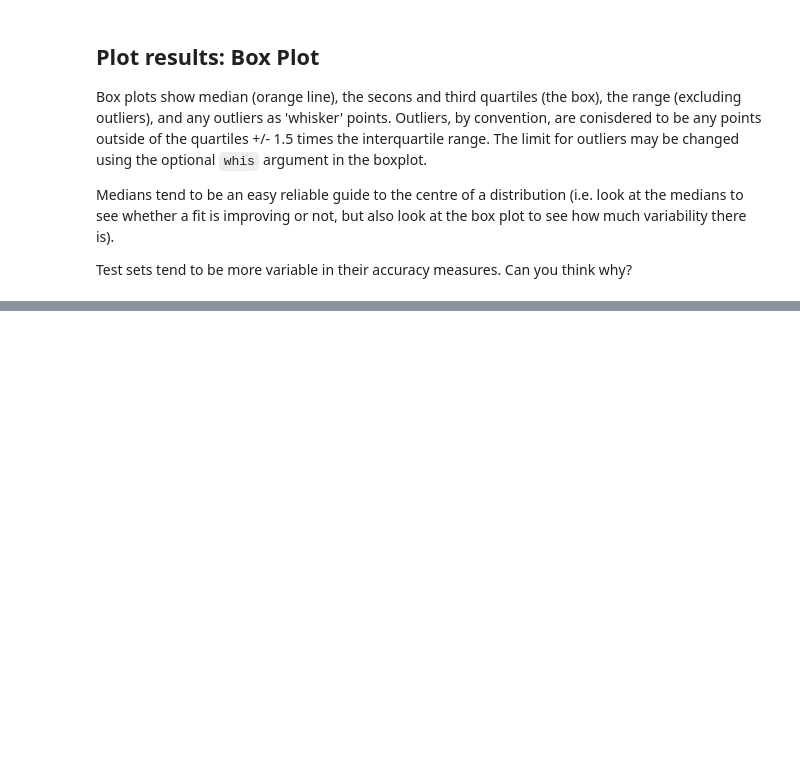
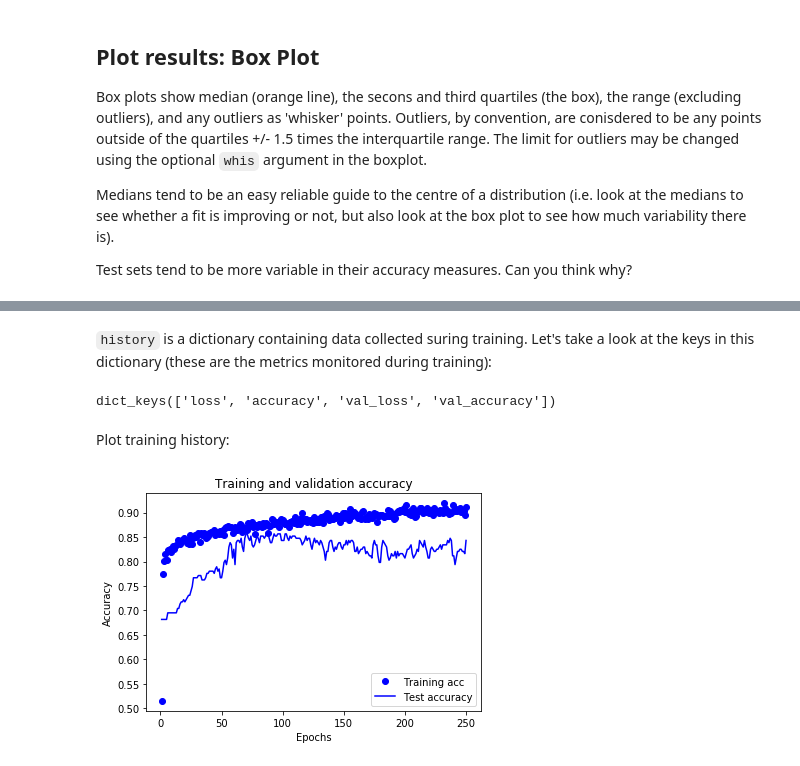
Before and after one commit to MichaelAllen1966/1804_python_healthcare, a Jupyter notebook: titanic/20b_tensorflow_api.ipynb, the cells around one changed output, grey strips where cells are left out. Saved outputs shown, nothing was run; the diff lists cells and outputs as text; code cells hidden in the pictures; blank space fills up the shorter version.

Commit message:
Add TensorFlow models

```diff
--- a/titanic/20b_tensorflow_api.ipynb
+++ b/titanic/20b_tensorflow_api.ipynb
@@ -364,0 +380,48 @@ plt.show()
+# %%
+from sklearn.model_selection import train_test_split
+
+# Split into training and test sets
+X_train, X_test, y_train, y_test = train_test_split(
+    X_np, y_np, test_size = 0.25)
+
+# Scale data
+X_train_sc, X_test_sc = scale_data(X_train, X_test)
+
+# Define network
+number_features = X_train_sc.shape[1]
+model_2 = make_net(number_features)
+
+# Train model
+history = model_2.fit(X_train_sc,
+                    y_train,
+                    epochs=250,
+                    batch_size=512,
+                    validation_data=(X_test_sc, y_test),
+                    verbose=0)
+# %% [markdown]
+`history` is a dictionary containing data collected suring training. Let's take a look at the keys in this dictionary (these are the metrics monitored during training):
+# %%
+history_dict = history.history
+history_dict.keys()
+# %% [output]
+dict_keys(['loss', 'accuracy', 'val_loss', 'val_accuracy'])
+# %% [markdown]
+Plot training history:
+# %%
+import matplotlib.pyplot as plt
+%matplotlib inline
+
+acc_values = history_dict['accuracy']
+val_acc_values = history_dict['val_accuracy']
+epochs = range(1, len(acc_values) + 1)
+
+plt.plot(epochs, acc_values, 'bo', label='Training acc')
+plt.plot(epochs, val_acc_values, 'b', label='Test accuracy')
+plt.title('Training and validation accuracy')
+plt.xlabel('Epochs')
+plt.ylabel('Accuracy')
+plt.legend()
+
+plt.show()
+# %% [output]
+[figure, added]
```
Also changed, not shown: parts of 8 cells of this notebook, 7 other files.
